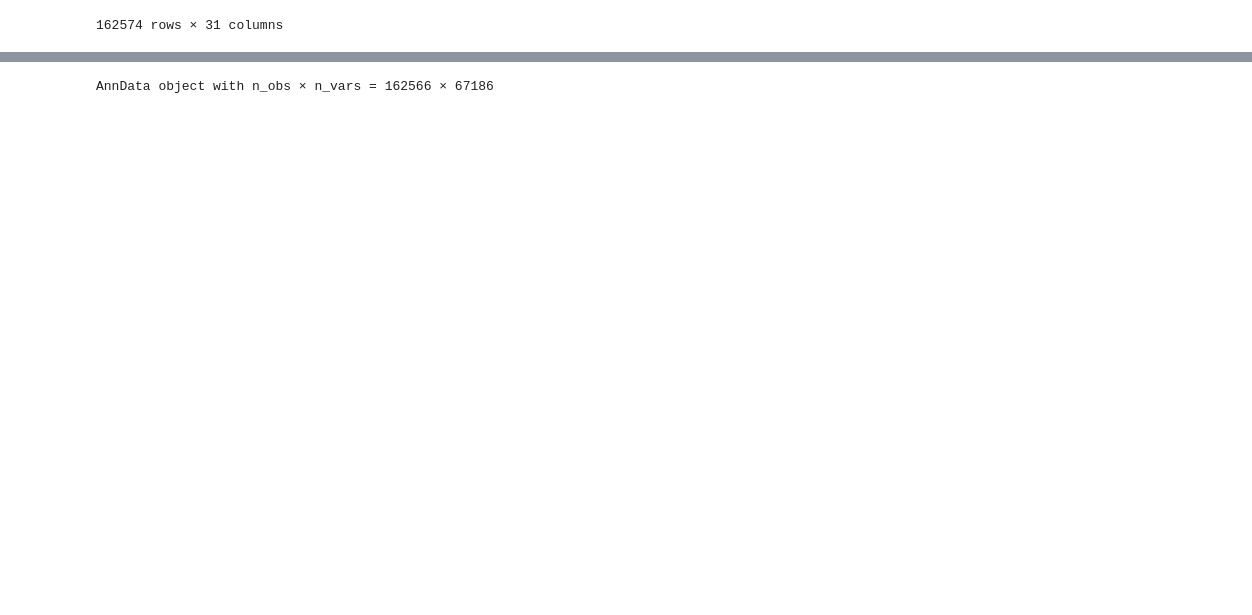
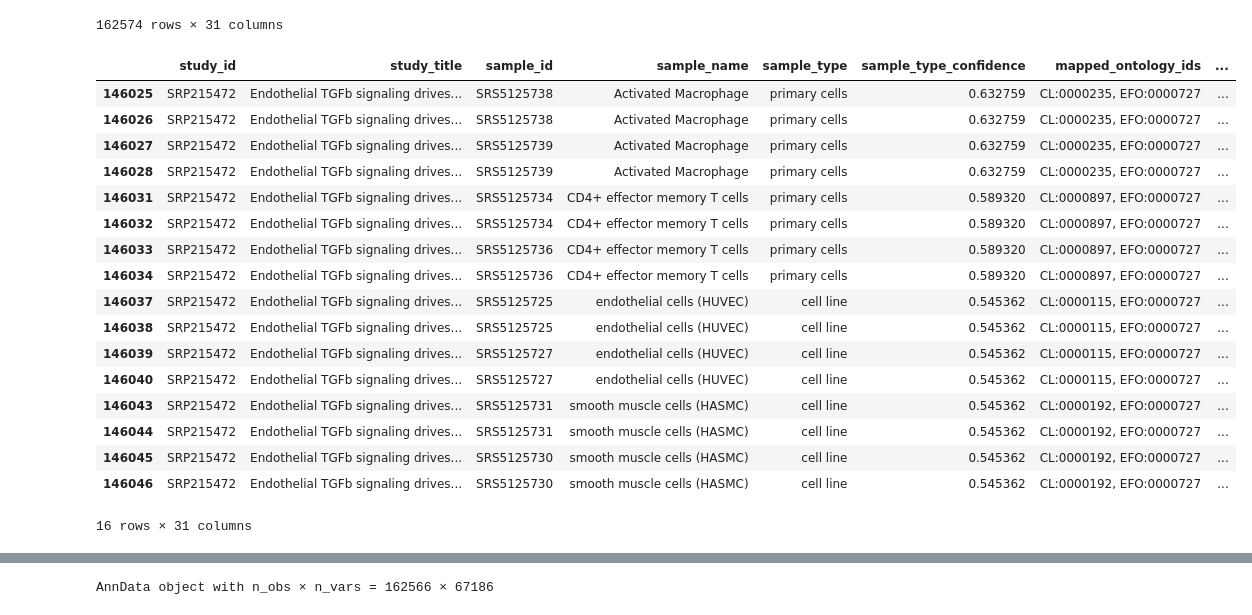
Before and after one commit to epigen/CellWhisperer, a Jupyter notebook: src/datasets/archs4/extract_archs4_data.ipynb, the cells around one changed output, grey strips where cells are left out. Drawn from its saved outputs; the diff is of its cells as text; code cells hidden in the pictures; blank space fills up the shorter version.

```diff
--- a/src/datasets/archs4/extract_archs4_data.ipynb
+++ b/src/datasets/archs4/extract_archs4_data.ipynb
@@ -218,4 +218,27 @@ archs4_merged
 | 162572 | SRP015668 | aSyn polyA-RNAseq in PD and unaff... | SRS361732 | Brain cortex | tissue | 0.945379 | DOID:14330, EFO:0002508, EFO:0003... | ... |
 | 162573 | SRP015668 | aSyn polyA-RNAseq in PD and unaff... | SRS361737 | Brain cortex | tissue | 0.945379 | DOID:14330, EFO:0002508, EFO:0003... | ... |
 162574 rows × 31 columns
+# %%
+spurious_duplication = archs4_merged.sra_uid.duplicated(keep = False)
+archs4_merged_nd = archs4_merged.loc[~spurious_duplication, :]
+archs4_merged_d = archs4_merged.loc[spurious_duplication, :]
+# %% [output]
+|  | study_id | study_title | sample_id | sample_name | sample_type | sample_type_confidence | mapped_ontology_ids | ... |
+| 146025 | SRP215472 | Endothelial TGFb signaling drives... | SRS5125738 | Activated Macrophage | primary cells | 0.632759 | CL:0000235, EFO:0000727 | ... |
+| 146026 | SRP215472 | Endothelial TGFb signaling drives... | SRS5125738 | Activated Macrophage | primary cells | 0.632759 | CL:0000235, EFO:0000727 | ... |
+| 146027 | SRP215472 | Endothelial TGFb signaling drives... | SRS5125739 | Activated Macrophage | primary cells | 0.632759 | CL:0000235, EFO:0000727 | ... |
+| 146028 | SRP215472 | Endothelial TGFb signaling drives... | SRS5125739 | Activated Macrophage | primary cells | 0.632759 | CL:0000235, EFO:0000727 | ... |
+| 146031 | SRP215472 | Endothelial TGFb signaling drives... | SRS5125734 | CD4+ effector memory T cells | primary cells | 0.589320 | CL:0000897, EFO:0000727 | ... |
+| 146032 | SRP215472 | Endothelial TGFb signaling drives... | SRS5125734 | CD4+ effector memory T cells | primary cells | 0.589320 | CL:0000897, EFO:0000727 | ... |
+| 146033 | SRP215472 | Endothelial TGFb signaling drives... | SRS5125736 | CD4+ effector memory T cells | primary cells | 0.589320 | CL:0000897, EFO:0000727 | ... |
+| 146034 | SRP215472 | Endothelial TGFb signaling drives... | SRS5125736 | CD4+ effector memory T cells | primary cells | 0.589320 | CL:0000897, EFO:0000727 | ... |
+| 146037 | SRP215472 | Endothelial TGFb signaling drives... | SRS5125725 | endothelial cells (HUVEC) | cell line | 0.545362 | CL:0000115, EFO:0000727 | ... |
+| 146038 | SRP215472 | Endothelial TGFb signaling drives... | SRS5125725 | endothelial cells (HUVEC) | cell line | 0.545362 | CL:0000115, EFO:0000727 | ... |
+| 146039 | SRP215472 | Endothelial TGFb signaling drives... | SRS5125727 | endothelial cells (HUVEC) | cell line | 0.545362 | CL:0000115, EFO:0000727 | ... |
+| 146040 | SRP215472 | Endothelial TGFb signaling drives... | SRS5125727 | endothelial cells (HUVEC) | cell line | 0.545362 | CL:0000115, EFO:0000727 | ... |
+| 146043 | SRP215472 | Endothelial TGFb signaling drives... | SRS5125731 | smooth muscle cells (HASMC) | cell line | 0.545362 | CL:0000192, EFO:0000727 | ... |
+| 146044 | SRP215472 | Endothelial TGFb signaling drives... | SRS5125731 | smooth muscle cells (HASMC) | cell line | 0.545362 | CL:0000192, EFO:0000727 | ... |
+| 146045 | SRP215472 | Endothelial TGFb signaling drives... | SRS5125730 | smooth muscle cells (HASMC) | cell line | 0.545362 | CL:0000192, EFO:0000727 | ... |
+| 146046 | SRP215472 | Endothelial TGFb signaling drives... | SRS5125730 | smooth muscle cells (HASMC) | cell line | 0.545362 | CL:0000192, EFO:0000727 | ... |
+16 rows × 31 columns
 # %%
```
Also changed, not shown: parts of 7 cells of this notebook, 12 other files.
